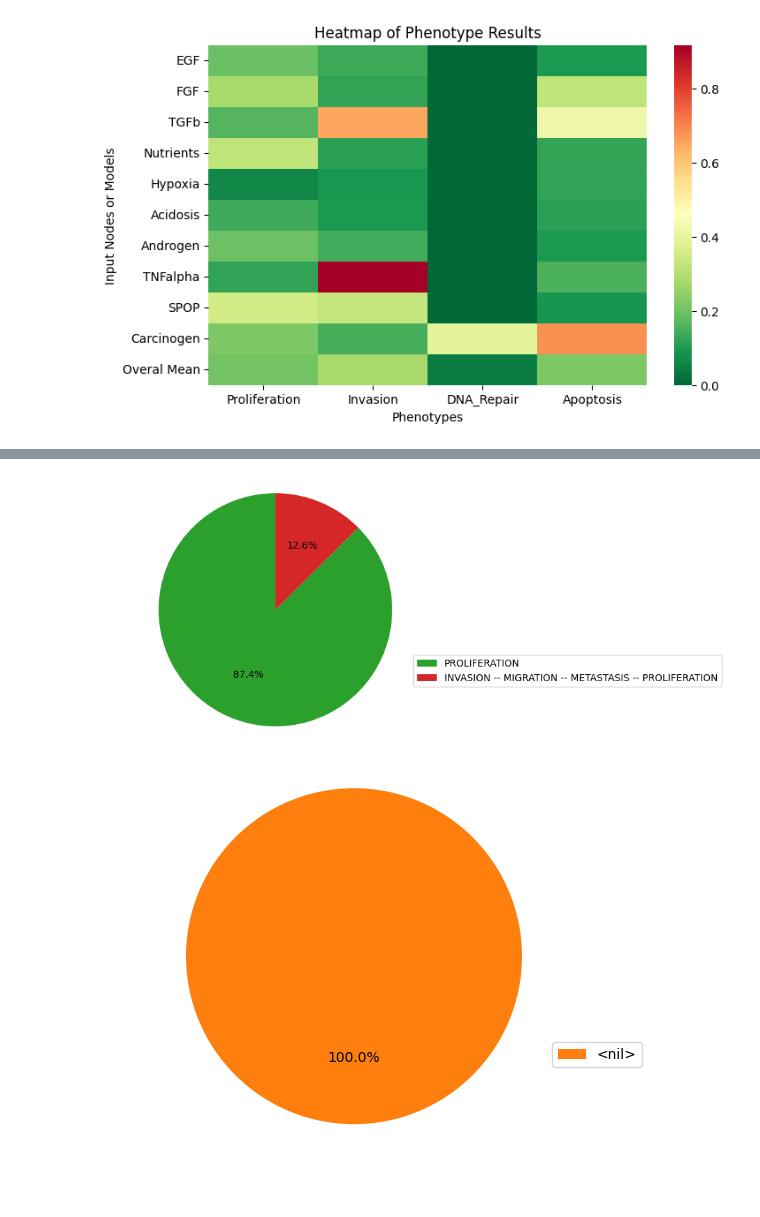
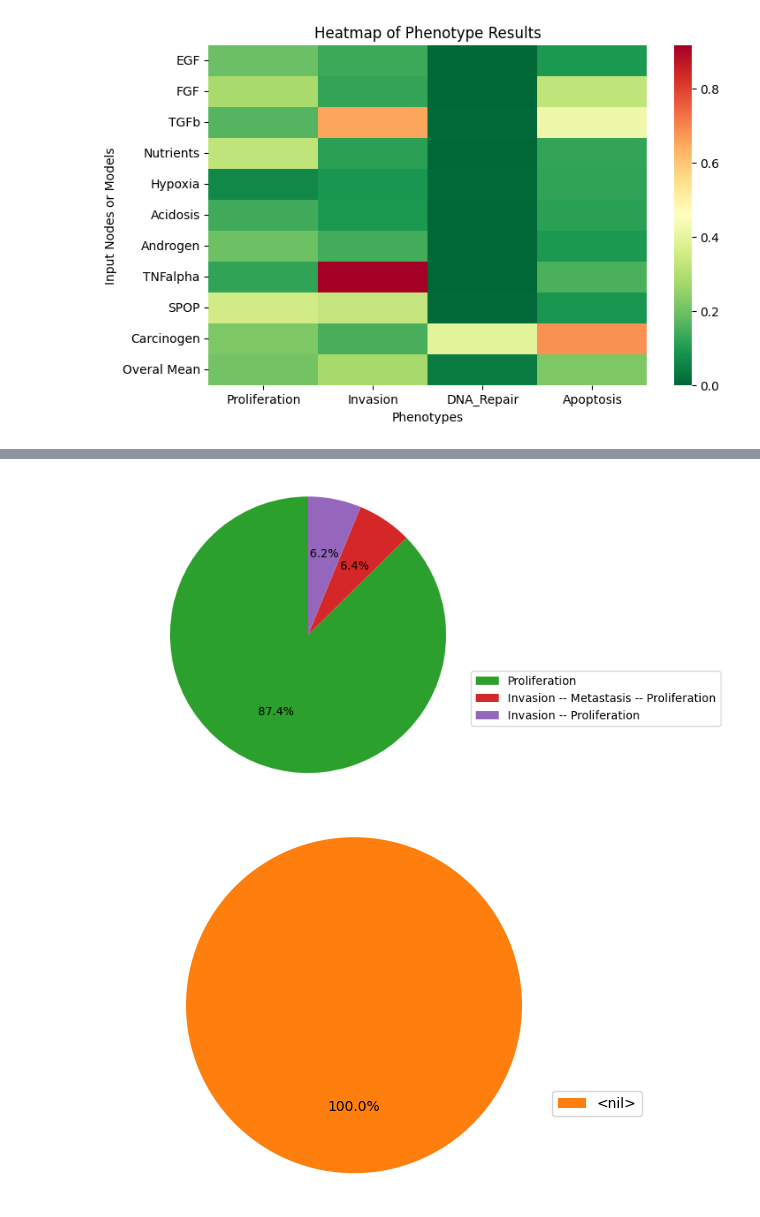
Before and after one commit to romane-gauthierj/Attractor-Resistance, a Jupyter notebook: pipeline_generic.ipynb, the cells around one changed output, grey strips where cells are left out. Saved outputs shown, nothing was run; the diff lists cells and outputs as text; code cells hidden in the pictures; blank space fills up the shorter version.

```diff
--- a/pipeline_generic.ipynb
+++ b/pipeline_generic.ipynb
@@ -90,18 +88,18 @@ NameError: name 'input_nodes' is not defined
 # %%
 model_generic_zero_egf_nutrients = model_generic_zero.copy()
 
 model_generic_zero_egf_nutrients.network.set_istate('EGF', [0, 1])
-model_generic_zero_egf_nutrients.network.set_istate('NUTRIENTS', [0, 1])
+model_generic_zero_egf_nutrients.network.set_istate('Nutrients', [0, 1])
 generic_model_egf_nutrients = model_generic_zero_egf_nutrients.run()
 
 generic_model_egf_nutrients.plot_piechart()
 
 fig = plt.gcf()
 
 
 fig.savefig("analysis/generic_models/results/piechart_generic_egf_nutrients.pdf", format='pdf', dpi=400, bbox_inches='tight')
 # %% [output]
-[figure, old version]
+[figure, new version]
 # %%
 model_generic_zero_egf_nutrients_myc_mut = model_generic_zero_egf_nutrients.copy()
 model_generic_zero_egf_nutrients_myc_mut.mutate("MYC_MAX", "OFF")
```
Also changed, not shown: parts of 3 cells of this notebook, 15 other files.
